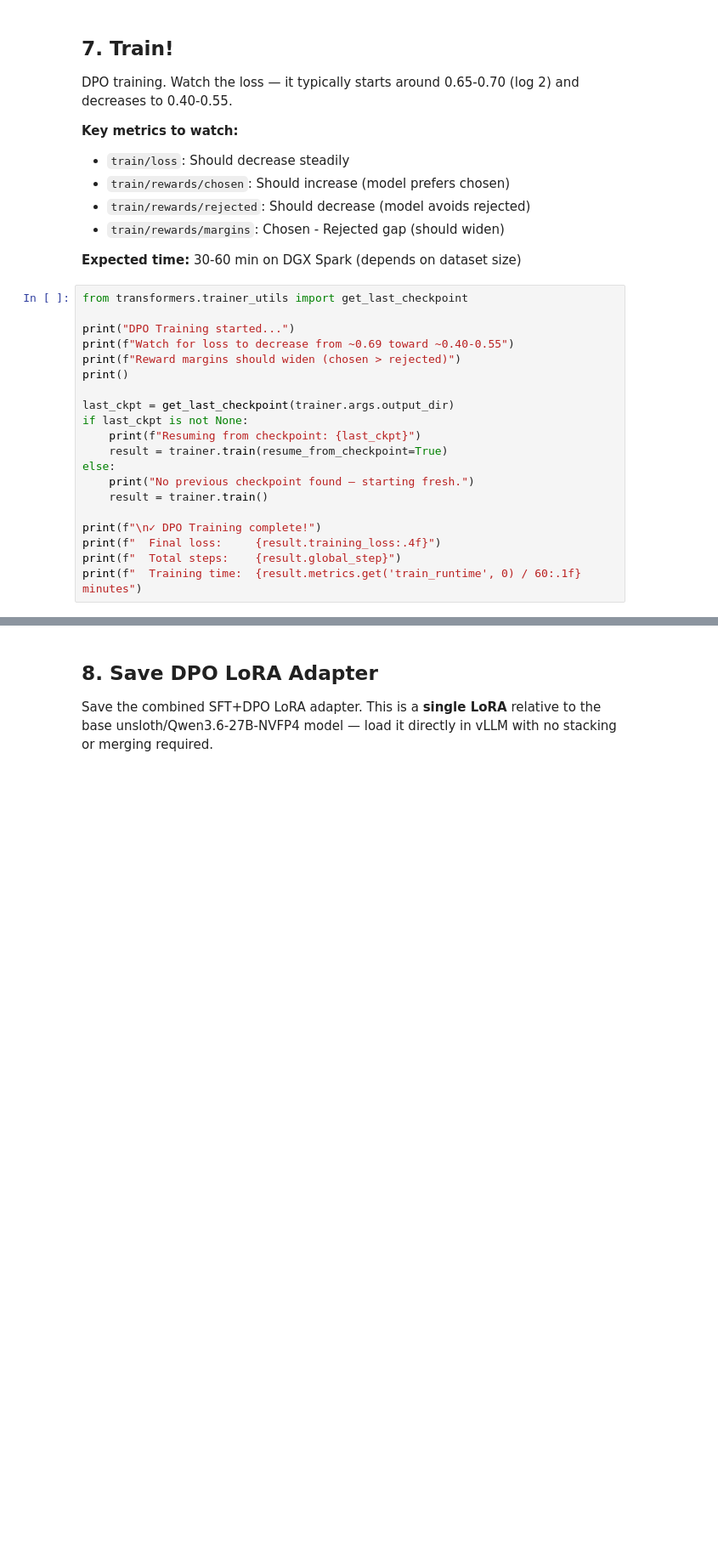
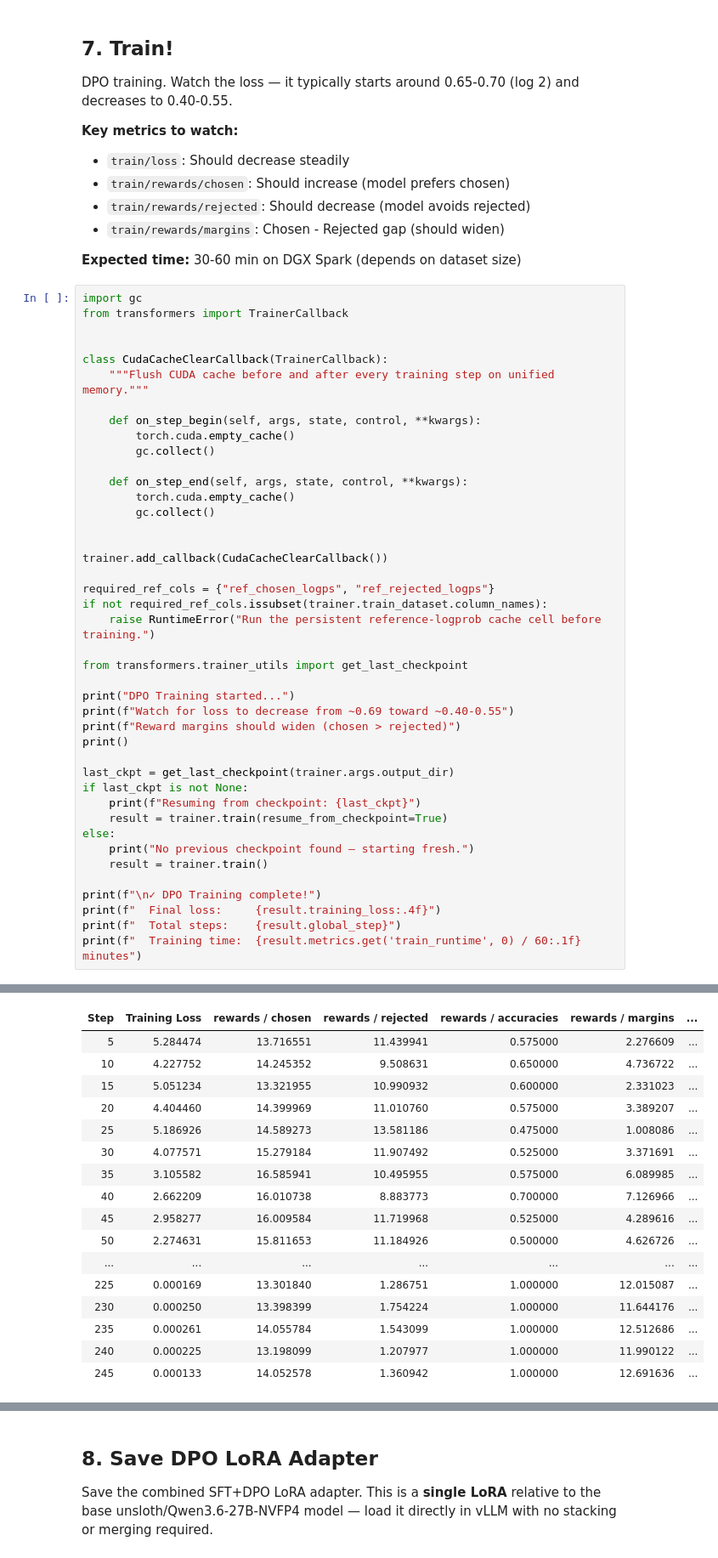
Before and after one commit to beaudamore/pubmed, a Jupyter notebook: notebooks/loras/qwen36/pubmed_qwen36-27b-dpo_nvfp4_v2.ipynb, the cells around one changed output, grey strips where cells are left out. Shown at 85% size. Saved outputs shown, nothing was run; the diff lists cells and outputs as text; blank space fills up the shorter version.

Commit message:
dpo notebook fixes for logprobs corruption

```diff
--- a/notebooks/loras/qwen36/pubmed_qwen36-27b-dpo_nvfp4_v2.ipynb
+++ b/notebooks/loras/qwen36/pubmed_qwen36-27b-dpo_nvfp4_v2.ipynb
@@ -1251,6 +1275,28 @@ and decreases to 0.40-0.55.
 
 **Expected time:** 30-60 min on DGX Spark (depends on dataset size)
 # %%
+import gc
+from transformers import TrainerCallback
+
+
+class CudaCacheClearCallback(TrainerCallback):
+    """Flush CUDA cache before and after every training step on unified memory."""
+
+    def on_step_begin(self, args, state, control, **kwargs):
+        torch.cuda.empty_cache()
+        gc.collect()
+
+    def on_step_end(self, args, state, control, **kwargs):
+        torch.cuda.empty_cache()
+        gc.collect()
+
+
+trainer.add_callback(CudaCacheClearCallback())
+
+required_ref_cols = {"ref_chosen_logps", "ref_rejected_logps"}
+if not required_ref_cols.issubset(trainer.train_dataset.column_names):
+    raise RuntimeError("Run the persistent reference-logprob cache cell before training.")
+
 from transformers.trainer_utils import get_last_checkpoint
 
 print("DPO Training started...")
@@ -1270,3 +1316,4 @@ print(f"\n✓ DPO Training complete!")
 print(f"  Final loss:     {result.training_loss:.4f}")
 print(f"  Total steps:    {result.global_step}")
 print(f"  Training time:  {result.metrics.get('train_runtime', 0) / 60:.1f} minutes")
+# %% [output]
@@ -1272,0 +1333,17 @@ print(f"  Training time:  {result.metrics.get('train_runtime', 0) / 60:.1f} minu
+| Step | Training Loss | rewards / chosen | rewards / rejected | rewards / accuracies | rewards / margins | ... |
+| 5 | 5.284474 | 13.716551 | 11.439941 | 0.575000 | 2.276609 | ... |
+| 10 | 4.227752 | 14.245352 | 9.508631 | 0.650000 | 4.736722 | ... |
+| 15 | 5.051234 | 13.321955 | 10.990932 | 0.600000 | 2.331023 | ... |
+| 20 | 4.404460 | 14.399969 | 11.010760 | 0.575000 | 3.389207 | ... |
+| 25 | 5.186926 | 14.589273 | 13.581186 | 0.475000 | 1.008086 | ... |
+| 30 | 4.077571 | 15.279184 | 11.907492 | 0.525000 | 3.371691 | ... |
+| 35 | 3.105582 | 16.585941 | 10.495955 | 0.575000 | 6.089985 | ... |
+| 40 | 2.662209 | 16.010738 | 8.883773 | 0.700000 | 7.126966 | ... |
+| 45 | 2.958277 | 16.009584 | 11.719968 | 0.525000 | 4.289616 | ... |
+| 50 | 2.274631 | 15.811653 | 11.184926 | 0.500000 | 4.626726 | ... |
+| ... | ... | ... | ... | ... | ... | ... |
+| 225 | 0.000169 | 13.301840 | 1.286751 | 1.000000 | 12.015087 | ... |
+| 230 | 0.000250 | 13.398399 | 1.754224 | 1.000000 | 11.644176 | ... |
+| 235 | 0.000261 | 14.055784 | 1.543099 | 1.000000 | 12.512686 | ... |
+| 240 | 0.000225 | 13.198099 | 1.207977 | 1.000000 | 11.990122 | ... |
+| 245 | 0.000133 | 14.052578 | 1.360942 | 1.000000 | 12.691636 | ... |
```
Also changed, not shown: parts of 5 cells of this notebook, 7 other files.
